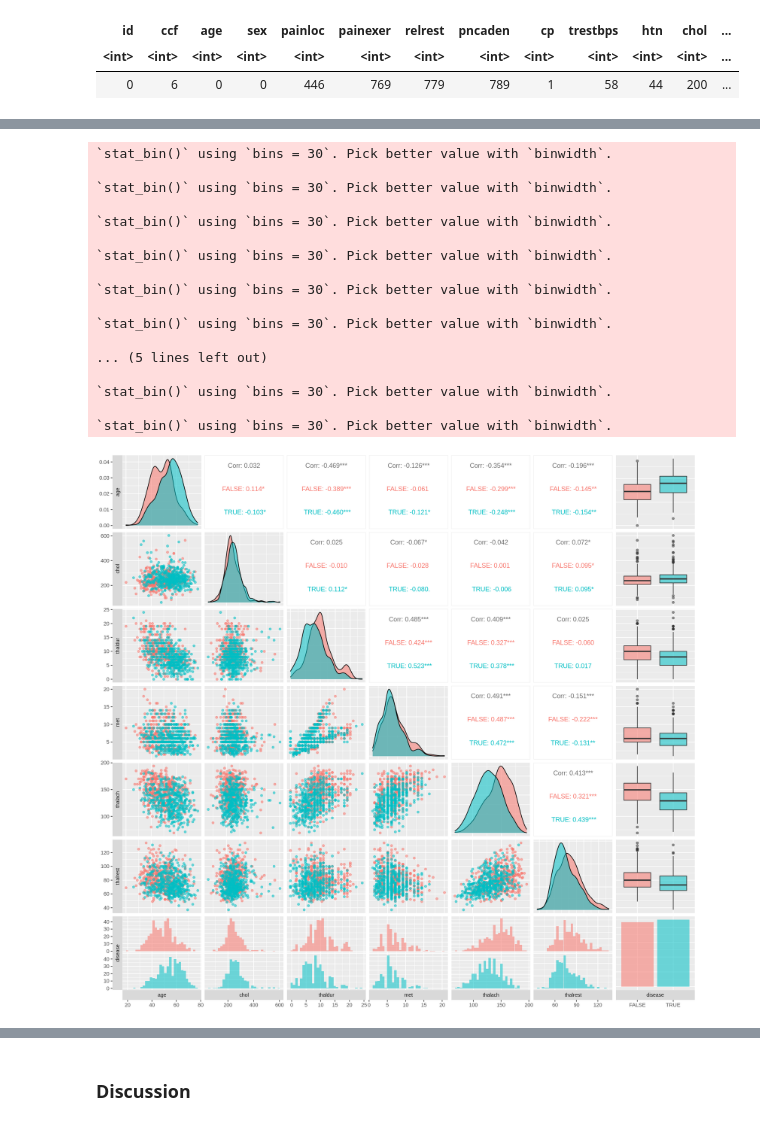
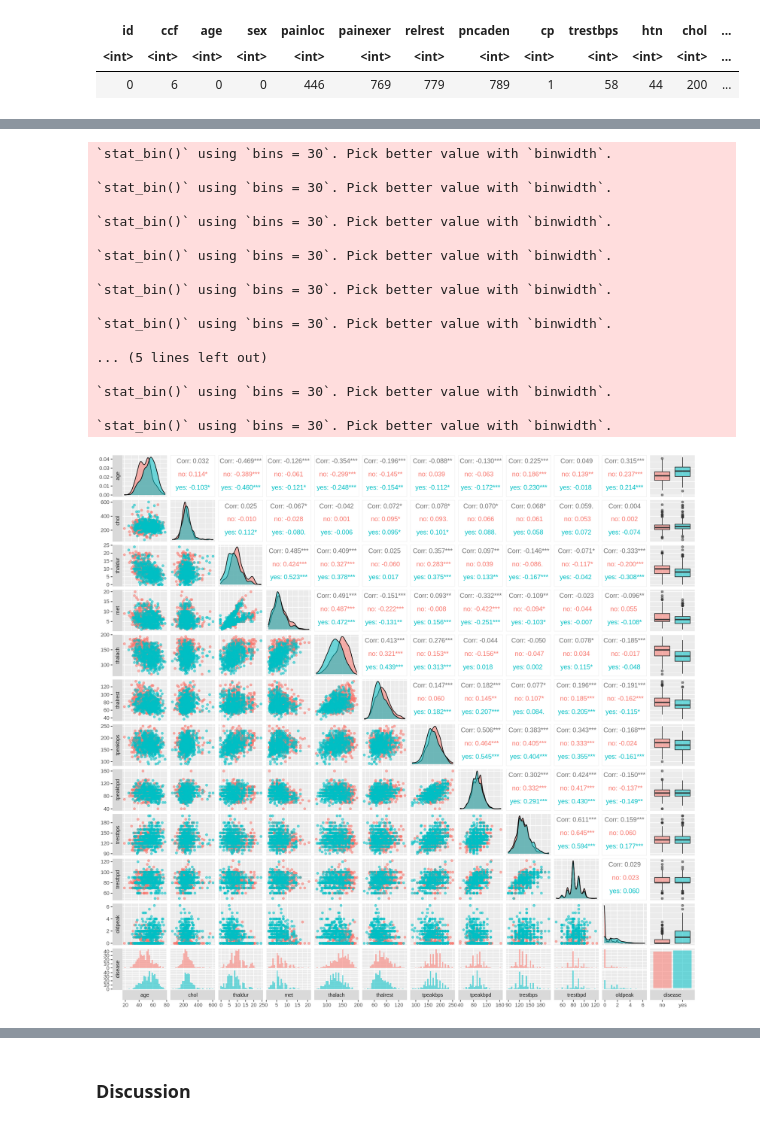
Before and after one commit to HUCKLEandtheSTALKER/DSCI100-jupyter-worksheets, a Jupyter notebook: project.ipynb, the cells around one changed output, grey strips where cells are left out. Drawn from its saved outputs; the diff is of its cells as text; code cells hidden in the pictures.

```diff
--- a/project.ipynb
+++ b/project.ipynb
@@ -156,7 +156,7 @@ We have kept 12 columns from the original dataset, removed rows containing missi
 # %%
 heart <- heart_wide |>
     select(age, chol, thaldur, met, thalach, thalrest, tpeakbps, tpeakbpd, trestbps, trestbpd, oldpeak, num) |>
-    mutate(disease = as.factor(num), .keep = "unused") |>
+    mutate(disease = as.factor(ifelse(num > 0, "yes", "no")), .keep = "unused") |>
     drop_na()
 heart_split <- initial_split(heart, prop =0.75, strata = disease)
 heart_testing <- testing(heart_split)
@@ -205,27 +214,24 @@ A tibble: 20 × 7
 # %%
 options(repr.plot.width = 14, repr.plot.height = 13)
-heart_pairs1 <- heart_training |>
-    ggpairs(aes(colour = disease, alpha = 0.5), columns = c("age", "chol", "thaldur", "met", "thalach", "thalrest", "disease"), switch = "both")
-heart_pairs1
-heart_pairs2 <- heart_training |>
-    ggpairs(aes(colour = disease, alpha = 0.5), columns = 7:12, switch = "both")
-heart_pairs2
+heart_pairs <- heart_training |>
+    ggpairs(aes(colour = disease, alpha = 0.5), switch = "both")
+heart_pairs
 # %% [output]
 `stat_bin()` using `bins = 30`. Pick better value with `binwidth`.
 
 `stat_bin()` using `bins = 30`. Pick better value with `binwidth`.
 
 `stat_bin()` using `bins = 30`. Pick better value with `binwidth`.
 
 `stat_bin()` using `bins = 30`. Pick better value with `binwidth`.
 
 `stat_bin()` using `bins = 30`. Pick better value with `binwidth`.
 
 `stat_bin()` using `bins = 30`. Pick better value with `binwidth`.
 
 ... (5 lines left out)
 
 `stat_bin()` using `bins = 30`. Pick better value with `binwidth`.
 
 `stat_bin()` using `bins = 30`. Pick better value with `binwidth`.
-[figure, old version]
+[figure, new version]
```
Also changed, not shown: parts of 4 cells of this notebook.
